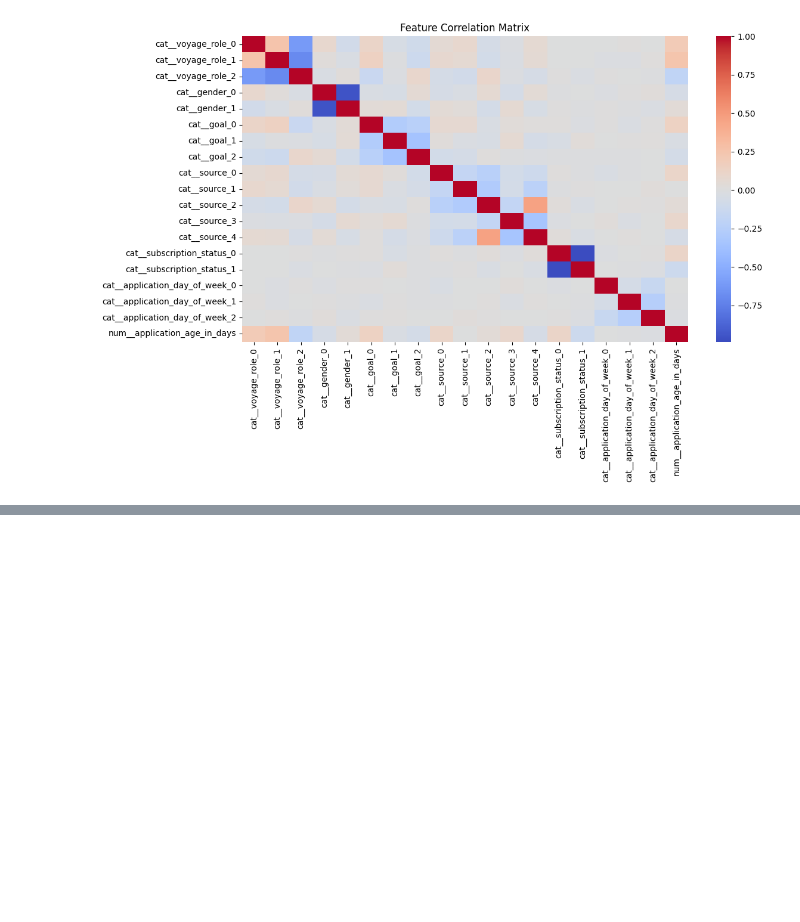
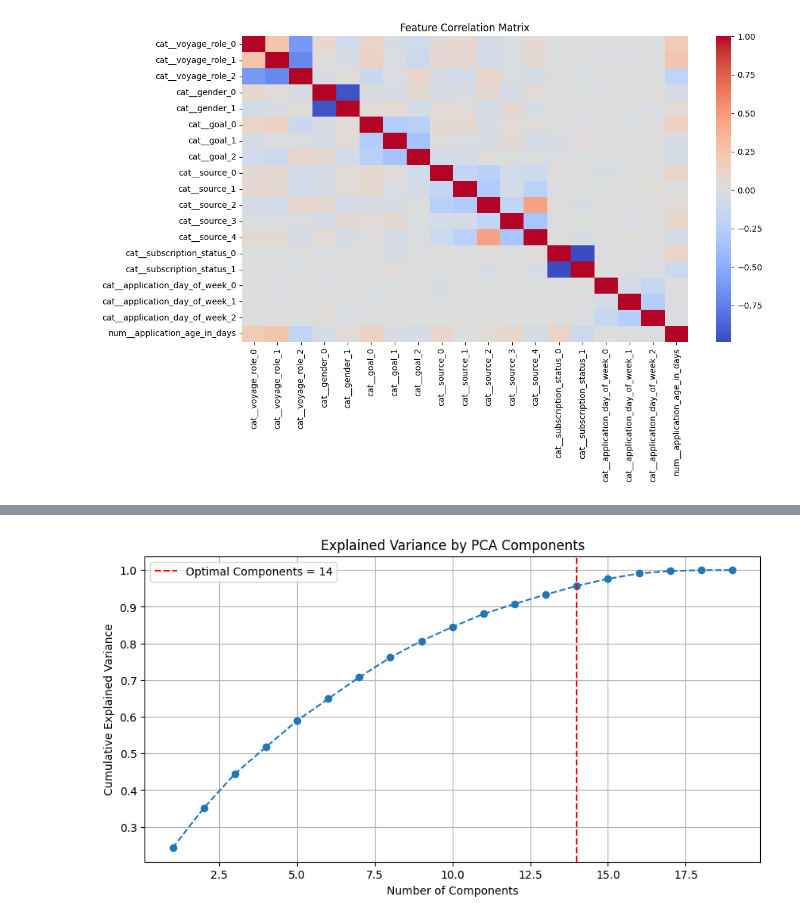
Before and after one commit to roziii/chingu_segment_analysis, a Jupyter notebook: application_voyage_list_merge.ipynb, the cells around one changed output, grey strips where cells are left out. Cells and saved outputs as stored; diff of their text form; code cells hidden in the pictures; blank space fills up the shorter version.

```diff
--- a/application_voyage_list_merge.ipynb
+++ b/application_voyage_list_merge.ipynb
@@ -607,3 +607,93 @@ plt.tight_layout()
 plt.show()
 # %% [output]
 [figure]
+# %%
+df = df_expanded_applications[features + ['will_join_voyage']].dropna()
+
+X = df[features]
+y = df['will_join_voyage']
+
+# Preprocessing
+categorical = ['voyage_role', 'gender', 'goal', 'source',
+    'subscription_status', 'application_day_of_week']
+numerical = ['application_age_in_days']
+
+preprocessor = ColumnTransformer([
+    ('cat', BinaryEncoder(handle_unknown='ignore'), categorical),
+    ('num', StandardScaler(), numerical)
+])
+
+# Fit preprocessing on full dataset for clustering insight
+X_processed = preprocessor.fit_transform(X)
+feature_names = preprocessor.get_feature_names_out()
+
+# Apply PCA for dynamic component selection
+pca = PCA()
+X_pca = pca.fit_transform(X_processed.toarray() if hasattr(X_processed, "toarray") else X_processed)
+
+# Determine number of components for 95% explained variance
+explained_variance = np.cumsum(pca.explained_variance_ratio_)
+n_components_optimal = np.argmax(explained_variance >= 0.95) + 1
+
+print(f"Optimal number of PCA components for 95% variance: {n_components_optimal}")
+
+# Apply PCA with optimal components
+pca_optimal = PCA(n_components=n_components_optimal)
+X_pca_optimal = pca_optimal.fit_transform(X_processed.toarray() if hasattr(X_processed, "toarray") else X_processed)
+
+# Explained variance plot
+plt.figure(figsize=(10, 5))
+plt.plot(range(1, len(explained_variance) + 1), explained_variance, marker='o', linestyle='--')
+plt.axvline(n_components_optimal, color='r', linestyle='--', label=f'Optimal Components = {n_components_optimal}')
+plt.xlabel("Number of Components")
+plt.ylabel("Cumulative Explained Variance")
+plt.title("Explained Variance by PCA Components")
+plt.legend()
+plt.grid(True)
+plt.show()
+
+# Split dataset: Train (60%), Dev (20%), Test (20%)
+X_temp, X_test, y_temp, y_test = train_test_split(X_pca_optimal, y, test_size=0.2, stratify=y, random_state=42)
+X_train, X_dev, y_train, y_dev = train_test_split(X_temp, y_temp, test_size=0.25, stratify=y_temp, random_state=42)
+
+# Ridge Regression with Cross-Validation
+ridge = RidgeCV(alphas=np.logspace(-3, 3, 7), cv=5)
+model = Pipeline(steps=[
+    ('ridge', ridge)
+])
+
+# Cross-validation on training set
+cv_scores = cross_val_score(model, X_train, y_train, cv=5, scoring='accuracy')
+print("\nCross-Validation Accuracy Scores:", cv_scores)
+print("Mean CV Accuracy:", np.mean(cv_scores))
+
+# Train final model on Train set
+model.fit(X_train, y_train)
+
+# Evaluate on Dev set
+y_dev_scores = model.predict(X_dev)
+y_dev_pred = y_dev_scores > 0.5
+print("\nClassification Report (Dev):")
+print(classification_report(y_dev, y_dev_pred))
+
+# Evaluate on Test set
+y_test_scores = model.predict(X_test)
+y_test_pred = y_test_scores > 0.5
+print("\nClassification Report (Test):")
+print(classification_report(y_test, y_test_pred))
+
+# ROC Curve for Test set
+fpr, tpr, _ = roc_curve(y_test, y_test_scores)
+roc_auc = auc(fpr, tpr)
+
+plt.figure(figsize=(8, 6))
+plt.plot(fpr, tpr, color='blue', label=f'ROC curve (AUC = {roc_auc:.2f})')
+plt.plot([0, 1], [0, 1], color='gray', linestyle='--')
+plt.xlabel('False Positive Rate')
+plt.ylabel('True Positive Rate')
+plt.title('ROC Curve (Test Set)')
+plt.legend(loc='lower right')
+plt.grid(True)
+plt.tight_layout()
+plt.show()
+# %% [output]
@@ -609,0 +701 @@ plt.show()
+[figure, added]
```
Also changed, not shown: parts of 6 cells of this notebook.
